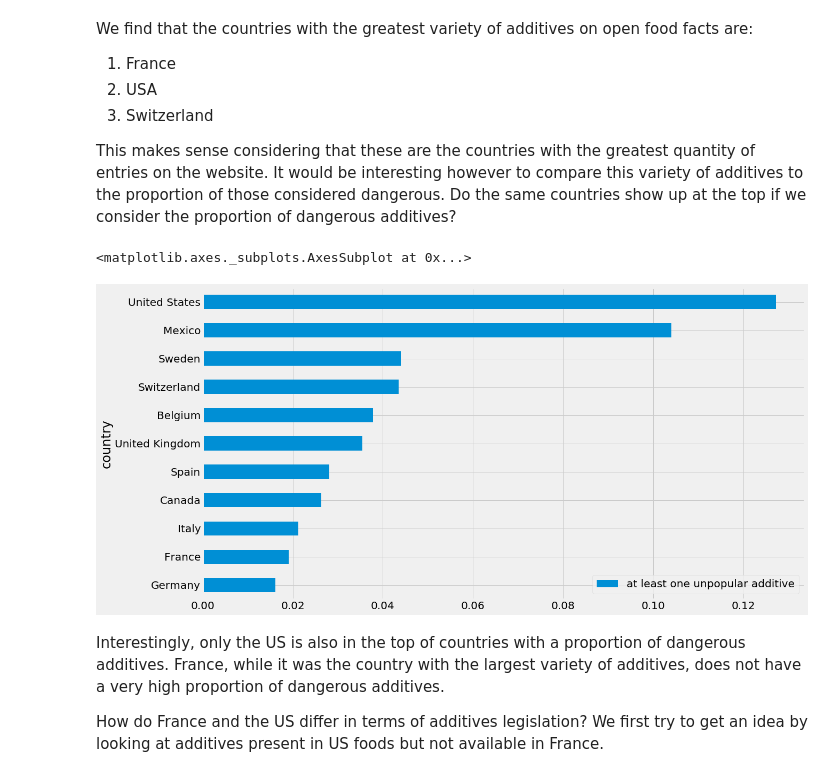
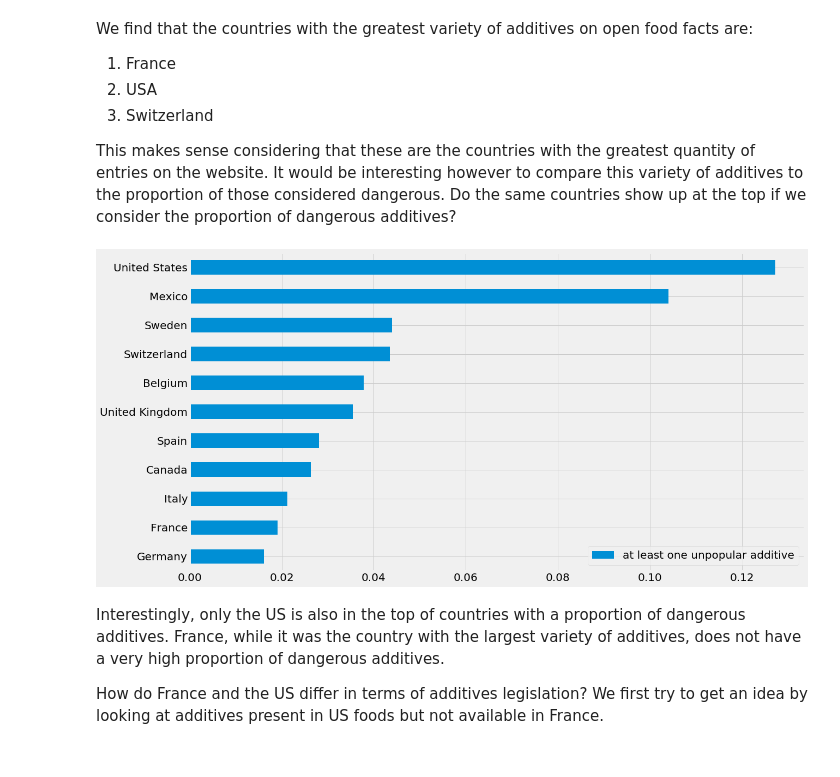
Before and after one commit to lbasseto/meyran-open-food-facts, a Jupyter notebook: Data PreProcessing.ipynb, the cells around one changed output. Saved outputs shown, nothing was run; the diff lists cells and outputs as text; code cells hidden in the pictures.

Commit message:
clean git, small graphs adjusments

```diff
--- a/Data PreProcessing.ipynb
+++ b/Data PreProcessing.ipynb
@@ -1016,15 +1034,16 @@ def rate_of_additives_in(additives_list, additives_set):
 # %%
 def rate_of_dangerous_additives(additives_list):
     # source: https://www.foodmatters.com/article/top-10-food-additives-to-avoid
     dangerous_additives = ["e951", "e621", "e133", "e124", "e110", "e102", "e221", "e320", "e220"]
     return rate_of_additives_in(additives_list, dangerous_additives)
 
 name = "at least one unpopular additive"
 danger_additives_per_country = group_by_country_and_aggregate(df, additives, name, rate_of_dangerous_additives, 1000)
 danger_additives_per_country.sort_values(name, ascending=True).plot.barh()
+plt.ylabel("")
+plt.savefig('images/dangerous_additives_per_country.png', transparent=True, bbox_inches='tight', dpi = 300)
 # %% [output]
-<matplotlib.axes._subplots.AxesSubplot at 0x...>
-[figure, old version]
+[figure, new version]
 # %% [markdown]
 Interestingly, only the US is also in the top of countries with a proportion of dangerous additives. France, while it was the country with the largest variety of additives, does not have a very high proportion of dangerous additives.
 
```
Also changed, not shown: parts of 11 cells of this notebook, 41 other files.
